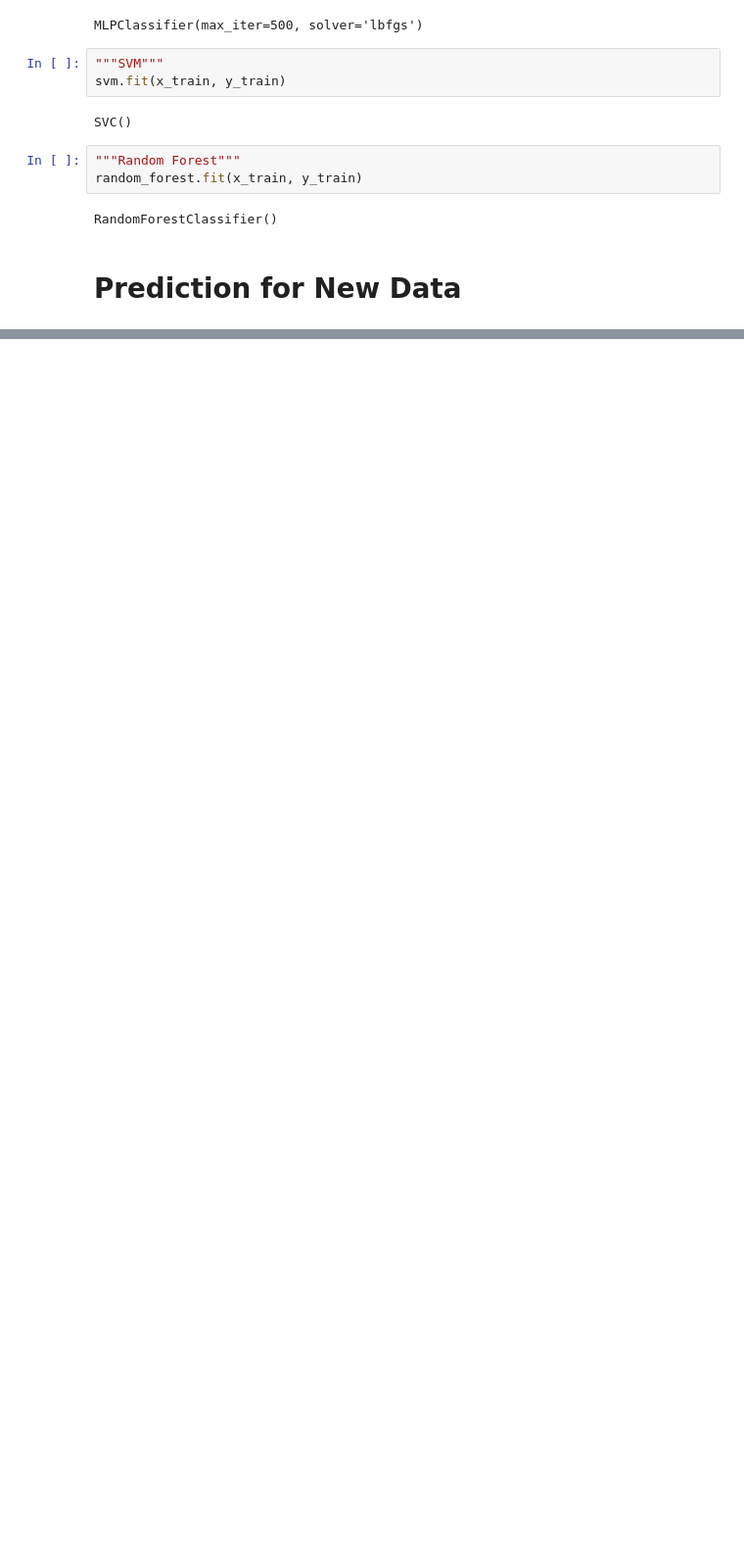
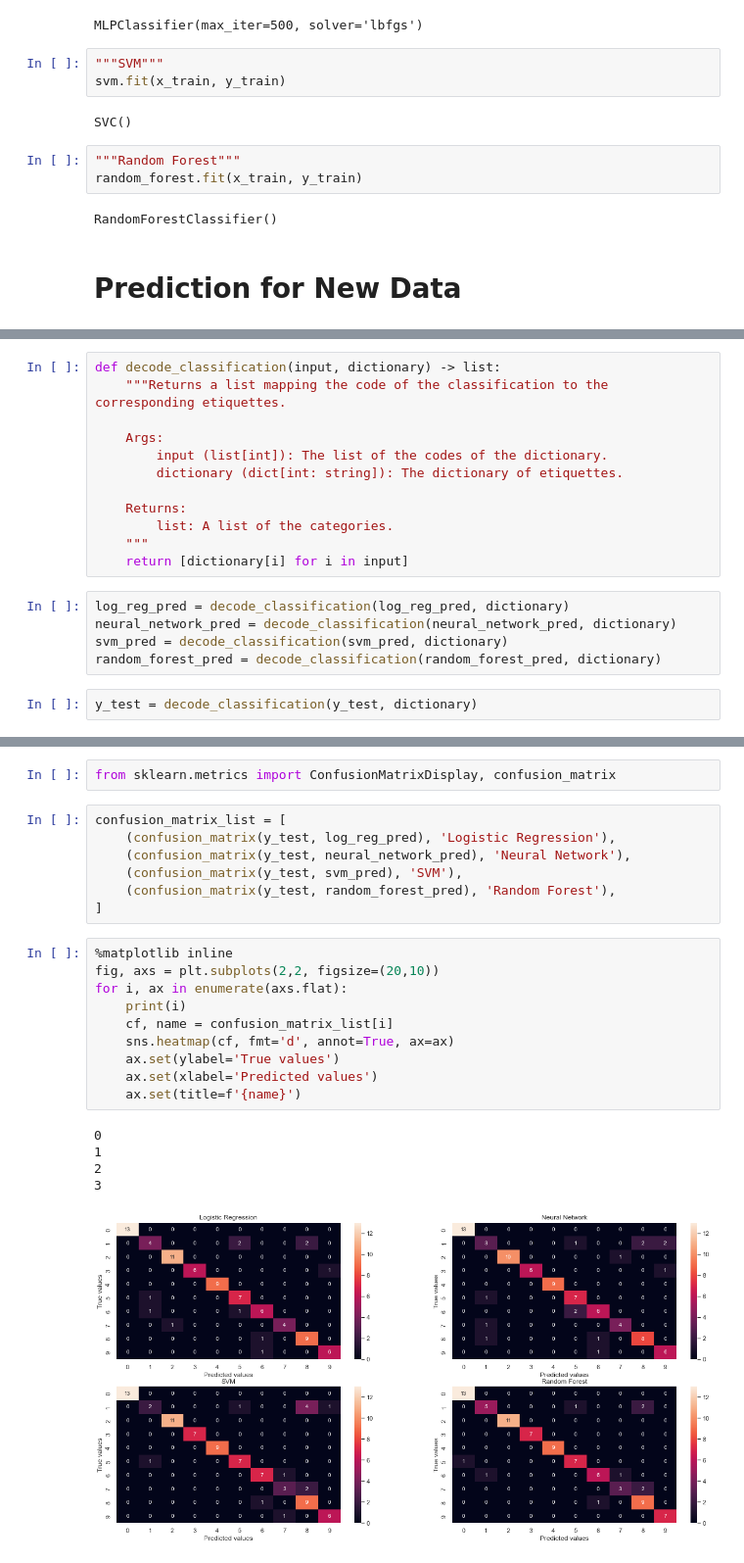
Before and after one commit to BamCurti/ml-notes, a Jupyter notebook: projects/3_bouquet_flower/3_bouquet_flower.ipynb, the cells around one changed output, grey strips where cells are left out. Shown: that part at 98% size. Drawn from its saved outputs; the diff is of its cells as text; blank space fills up the shorter version.

Commit message:
Confusion matrix done

```diff
--- a/projects/3_bouquet_flower/3_bouquet_flower.ipynb
+++ b/projects/3_bouquet_flower/3_bouquet_flower.ipynb
@@ -177,0 +176,19 @@ Random Forest: 0.9186046511627907
+# %%
+def decode_classification(input, dictionary) -> list:
+    """Returns a list mapping the code of the classification to the corresponding etiquettes.
+
+    Args:
+        input (list[int]): The list of the codes of the dictionary.
+        dictionary (dict[int: string]): The dictionary of etiquettes.
+
+    Returns:
+        list: A list of the categories.
+    """
+    return [dictionary[i] for i in input]
+# %%
+log_reg_pred = decode_classification(log_reg_pred, dictionary)
+neural_network_pred = decode_classification(neural_network_pred, dictionary)
+svm_pred = decode_classification(svm_pred, dictionary)
+random_forest_pred = decode_classification(random_forest_pred, dictionary)
+# %%
+y_test = decode_classification(y_test, dictionary)
@@ -177,0 +197,25 @@ Random Forest: 0.9186046511627907
+# %%
+from sklearn.metrics import ConfusionMatrixDisplay, confusion_matrix
+# %%
+confusion_matrix_list = [
+    (confusion_matrix(y_test, log_reg_pred), 'Logistic Regression'),
+    (confusion_matrix(y_test, neural_network_pred), 'Neural Network'),
+    (confusion_matrix(y_test, svm_pred), 'SVM'),
+    (confusion_matrix(y_test, random_forest_pred), 'Random Forest'),
+]
+# %%
+%matplotlib inline
+fig, axs = plt.subplots(2,2, figsize=(20,10))
+for i, ax in enumerate(axs.flat):
+    print(i)
+    cf, name = confusion_matrix_list[i]
+    sns.heatmap(cf, fmt='d', annot=True, ax=ax)
+    ax.set(ylabel='True values')
+    ax.set(xlabel='Predicted values')
+    ax.set(title=f'{name}')
+# %% [output]
+0
+1
+2
+3
+[figure, added]
```
Also changed, not shown: parts of 4 cells of this notebook.
